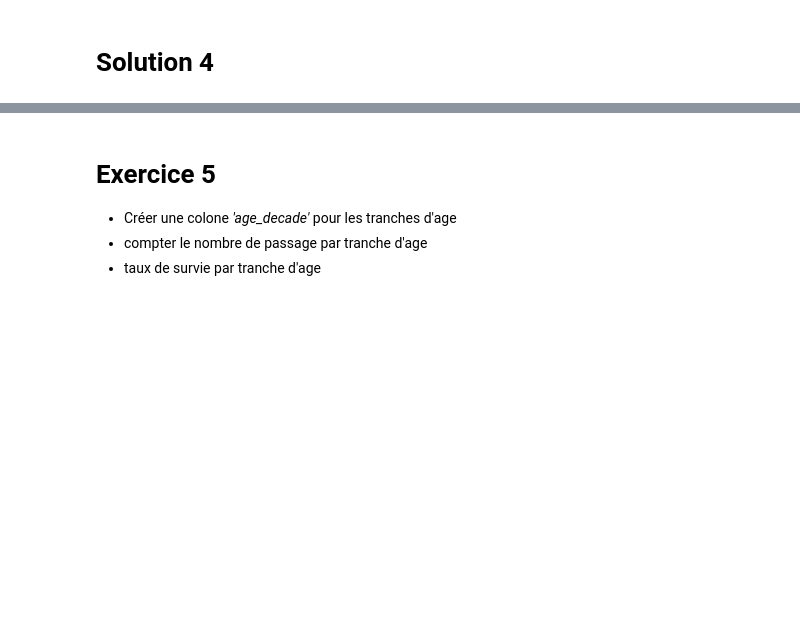
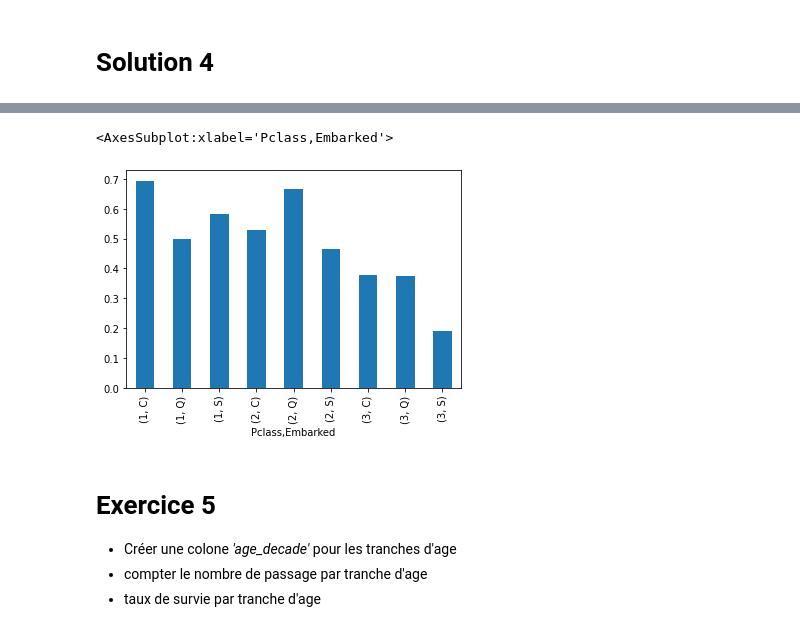
Before and after one commit to crnl-lab/formation_python_crnl_2022, a Jupyter notebook: notebooks/pandas_exo.ipynb, the cells around one changed output, grey strips where cells are left out. Saved outputs shown, nothing was run; the diff lists cells and outputs as text; code cells hidden in the pictures; blank space fills up the shorter version.

```diff
--- a/notebooks/pandas_exo.ipynb
+++ b/notebooks/pandas_exo.ipynb
@@ -55,3 +55,6 @@ travelled with very close friends or neighbors in a village, however,
 the definitions do not support such relations.
 # %% [markdown]
 # Solution 1
+# %%
+passenger = pd.read_excel('./data/dataset_titanic.xlsx')
+passenger
@@ -85,0 +235,3 @@ the definitions do not support such relations.
+# %%
+by_pclass_embarked = passenger.groupby(['Pclass', 'Embarked' ])['Survived'].mean()
+by_pclass_embarked
@@ -86,3 +250,8 @@ the definitions do not support such relations.
+# %%
+by_pclass_embarked.plot(kind='bar')
+# %% [output]
+<AxesSubplot:xlabel='Pclass,Embarked'>
+[figure, added]
 # %% [markdown]
 # Exercice 5
 
```
Also changed, not shown: parts of 24 cells of this notebook, 3 other files.
